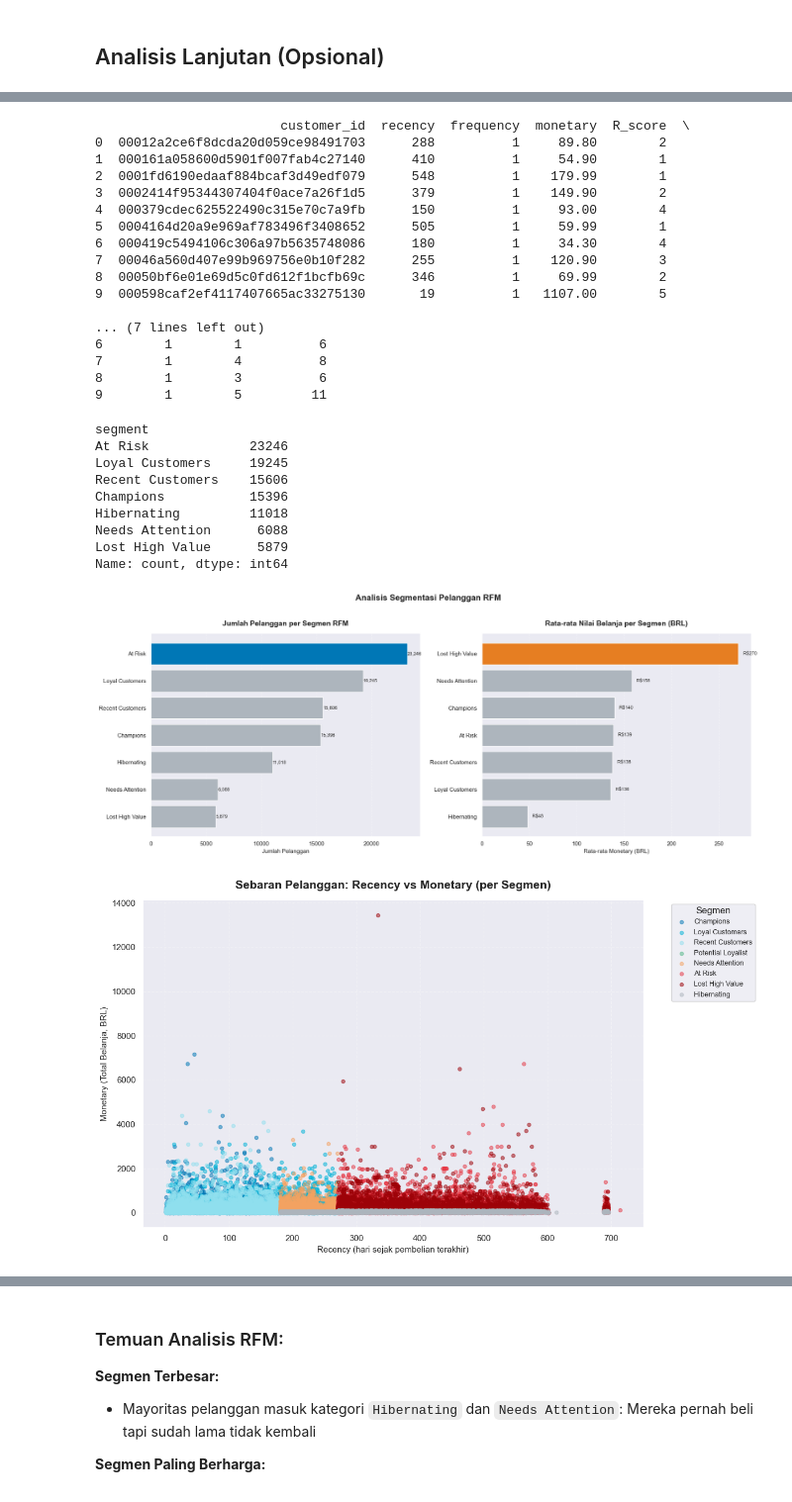
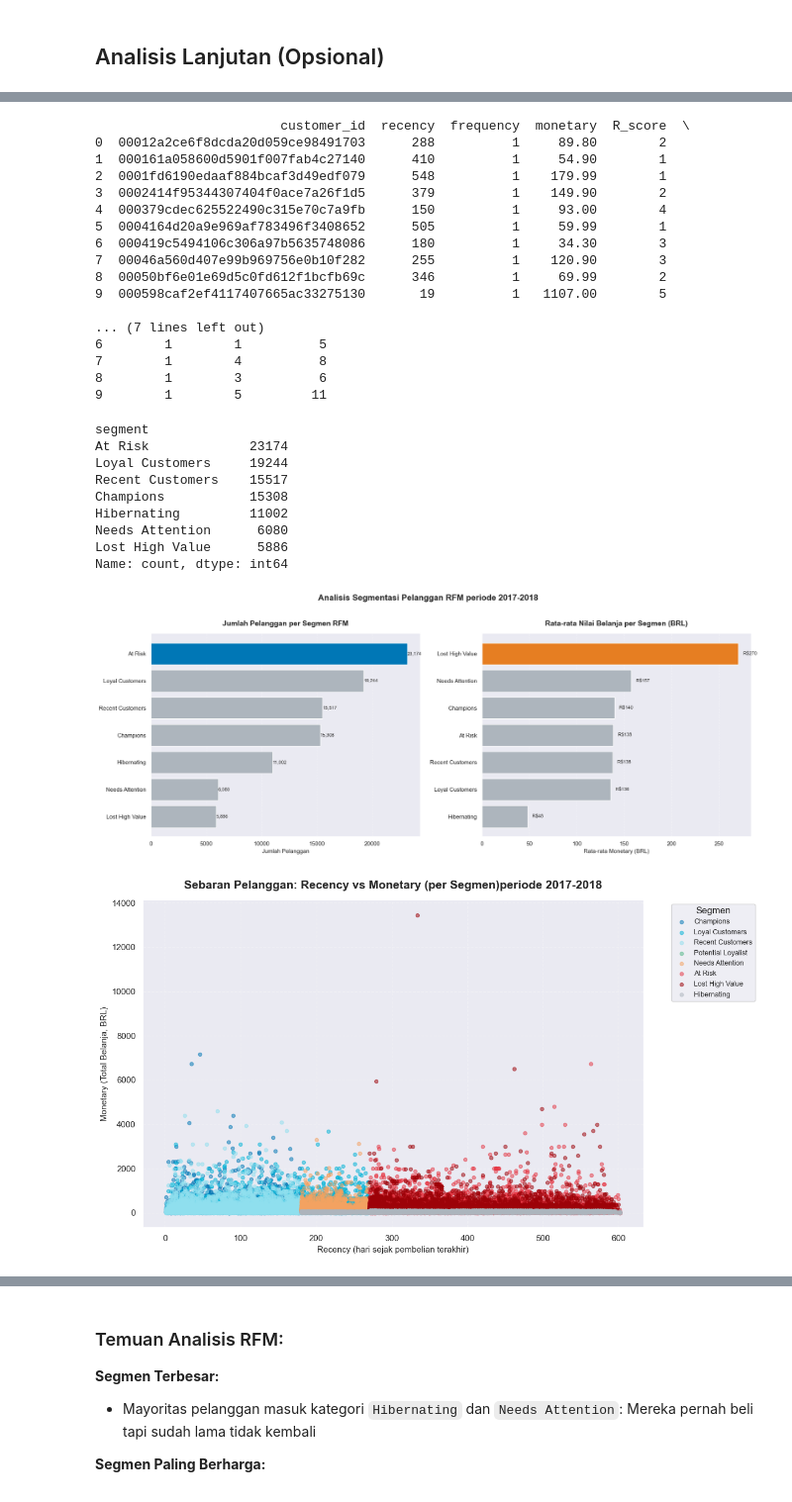
Before and after one commit to NanikErawati/submission, a Jupyter notebook: Notebook.ipynb, the cells around one changed output, grey strips where cells are left out. Shown at 99% size. Drawn from its saved outputs; the diff is of its cells as text; code cells hidden in the pictures.

```diff
--- a/Notebook.ipynb
+++ b/Notebook.ipynb
@@ -1029,8 +1042,9 @@ df_clean.head()
 | 4 | ad21c59c0840e6cb83a9ceb5573f8159 | 8ab97904e6daea8866dbdbc4fb7aad2c | 2018-02-13 21:18:39 | delivered | 65266b2da20d04dbe00c5c2d3bb7859e | stationery | 19.90 | ... |
 # %%
 # Tentukan tanggal referensi untuk perhitungan Recency
-#  Gunakan tanggal maksimum + 1 hari sebagai "hari ini"
-reference_date = df_rfm_base["order_purchase_timestamp"].max() + pd.Timedelta(days=1)
+# Gunakan tanggal maksimum + 1 hari sebagai "hari ini"
+reference_date = df_clean["order_purchase_timestamp"].max() + pd.Timedelta(days=1)
 print(f"Tanggal referensi: {reference_date.date()}")
+print(f"Periode analisis RFM: {df_clean['order_purchase_timestamp'].min().date()} s/d {df_clean['order_purchase_timestamp'].max().date()}")
 # %% [output]
 Tanggal referensi: 2018-08-30
@@ -1037,6 +1052,6 @@ Tanggal referensi: 2018-08-30
 # %%
 # Hitung RFM per customer
-rfm = df_rfm_base.groupby("customer_id").agg(
+rfm = df_clean.groupby("customer_id").agg(
     recency=("order_purchase_timestamp", lambda x: (reference_date - x.max()).days),
     frequency=("order_id", "nunique"),
     monetary=("price", "sum")
@@ -1086,13 +1101,13 @@ print(rfm[["customer_id", "recency", "frequency", "monetary", "R_score", "F_scor
 3  0002414f95344307404f0ace7a26f1d5      379          1    149.90        2
 4  000379cdec625522490c315e70c7a9fb      150          1     93.00        4
 5  0004164d20a9e969af783496f3408652      505          1     59.99        1
-6  000419c5494106c306a97b5635748086      180          1     34.30        4
+6  000419c5494106c306a97b5635748086      180          1     34.30        3
 7  00046a560d407e99b969756e0b10f282      255          1    120.90        3
 8  00050bf6e01e69d5c0fd612f1bcfb69c      346          1     69.99        2
 9  000598caf2ef4117407665ac33275130       19          1   1107.00        5
 
 ... (7 lines left out)
-6        1        1          6
+6        1        1          5
 7        1        4          8
 8        1        3          6
 9        1        5         11
@@ -1125,13 +1140,13 @@ rfm["segment"] = rfm.apply(segment_customer, axis=1)
 print(rfm["segment"].value_counts())
 # %% [output]
 segment
-At Risk             23246
-Loyal Customers     19245
-Recent Customers    15606
-Champions           15396
-Hibernating         11018
-Needs Attention      6088
-Lost High Value      5879
+At Risk             23174
+Loyal Customers     19244
+Recent Customers    15517
+Champions           15308
+Hibernating         11002
+Needs Attention      6080
+Lost High Value      5886
 Name: count, dtype: int64
 # %%
 # Distribusi segmen customers
@@ -1177,11 +1192,11 @@ axes[1].spines[["top", "right"]].set_visible(False)
 for i, v in enumerate(segment_monetary["monetary"][::-1]):
     axes[1].text(v + 5, i, f"R${v:,.0f}", va="center", fontsize=9)
 
-plt.suptitle("Analisis Segmentasi Pelanggan RFM", fontsize=16, fontweight="bold", y=1.02)
+plt.suptitle("Analisis Segmentasi Pelanggan RFM periode 2017-2018", fontsize=16, fontweight="bold", y=1.02)
 plt.tight_layout()
 plt.show()
 # %% [output]
-[figure, old version]
+[figure, new version]
 # %%
 # Scatter plot Recency vs Monetary per segmen
 plt.figure(figsize=(12, 7))
@@ -1190,35 +1205,35 @@ segment_colors = {
     "Champions": "#0077b6",
     "Loyal Customers": "#00b4d8",
     "Recent Customers": "#90e0ef",
     "Potential Loyalist": "#52b788",
     "Needs Attention": "#f4a261",
     "At Risk": "#e63946",
     "Lost High Value": "#9d0208",
     "Hibernating": "#adb5bd"
 }
 
 for seg, color in segment_colors.items():
     subset = rfm[rfm["segment"] == seg]
     plt.scatter(
         subset["recency"],
         subset["monetary"],
         c=color,
         label=seg,
         alpha=0.5,
         s=20
     )
 
-plt.title("Sebaran Pelanggan: Recency vs Monetary (per Segmen)",
+plt.title("Sebaran Pelanggan: Recency vs Monetary (per Segmen)periode 2017-2018",
           fontsize=15, fontweight="bold", pad=15)
 plt.xlabel("Recency (hari sejak pembelian terakhir)", fontsize=11)
 plt.ylabel("Monetary (Total Belanja, BRL)", fontsize=11)
 plt.legend(title="Segmen", bbox_to_anchor=(1.05, 1), loc="upper left", fontsize=9)
 plt.grid(linestyle="--", alpha=0.3)
 plt.gca().spines[["top", "right"]].set_visible(False)
 plt.tight_layout()
 plt.show()
 # %% [output]
-[figure, old version]
+[figure, new version]
 # %%
 # Heatmap profil rata-rata RFM per segmen
 rfm_heatmap = rfm.groupby("segment")[["recency", "frequency", "monetary"]].mean()
```
Also changed, not shown: parts of 17 cells of this notebook, 3 other files.
